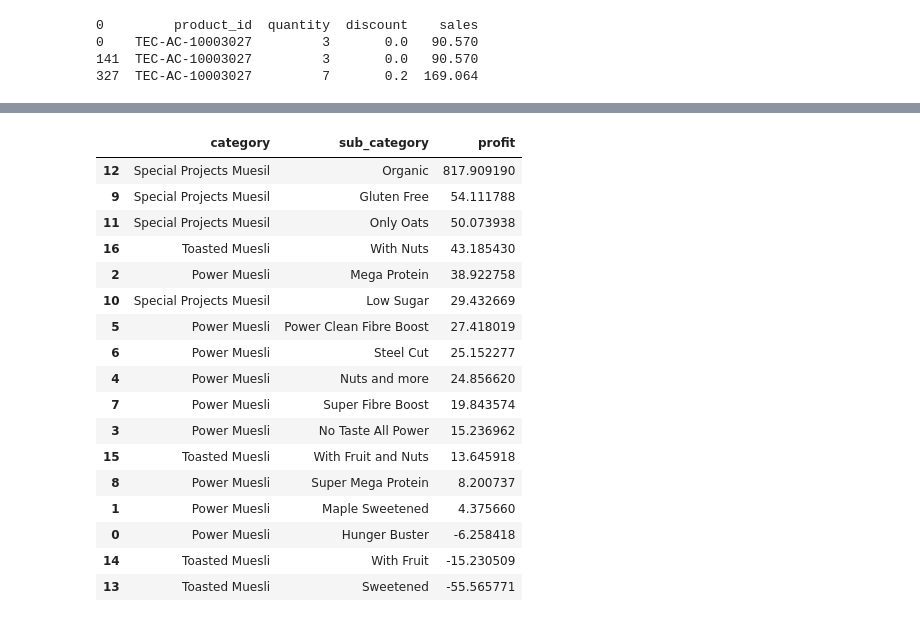
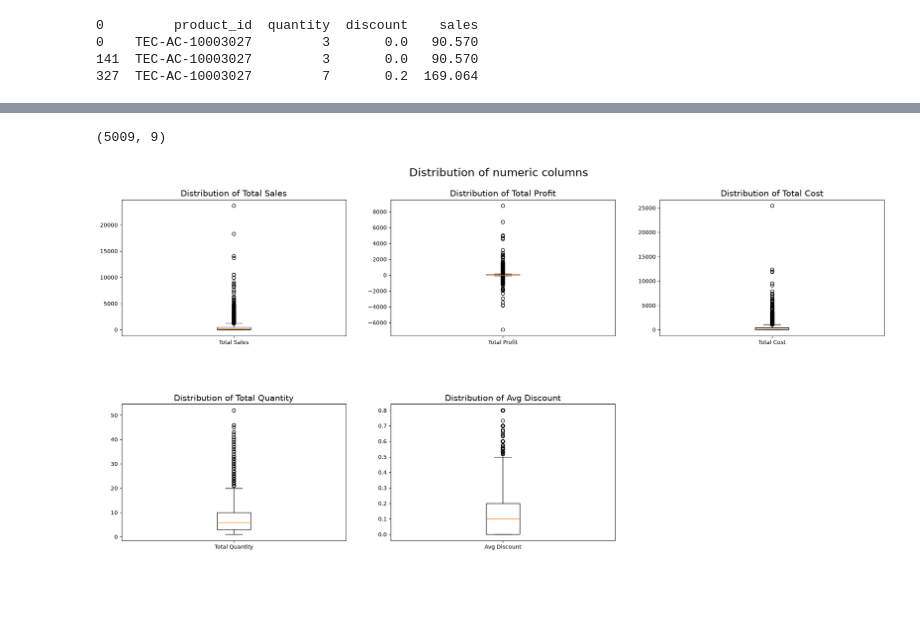
Before and after one commit to fru-s/Muesli_Project, a Jupyter notebook: muesli_project_eda_Fruzsi.ipynb, the cells around one changed output, grey strips where cells are left out. Cells and saved outputs as stored; diff of their text form; code cells hidden in the pictures; blank space fills up the shorter version.

Commit message:
final changes for muesli

```diff
--- a/muesli_project_eda_Fruzsi.ipynb
+++ b/muesli_project_eda_Fruzsi.ipynb
@@ -518,24 +537,35 @@ order_summary.head(10)
-# %%
-avg_profit = orders_clean.groupby(['category', 'sub_category'])['profit'].mean().reset_index()
-avg_profit = avg_profit.sort_values('profit',ascending=False)
-avg_profit
-# %% [output]
-|  | category | sub_category | profit |
-| 12 | Special Projects Muesil | Organic | 817.909190 |
-| 9 | Special Projects Muesil | Gluten Free | 54.111788 |
-| 11 | Special Projects Muesil | Only Oats | 50.073938 |
-| 16 | Toasted Muesli | With Nuts | 43.185430 |
-| 2 | Power Muesli | Mega Protein | 38.922758 |
-| 10 | Special Projects Muesil | Low Sugar | 29.432669 |
-| 5 | Power Muesli | Power Clean Fibre Boost | 27.418019 |
-| 6 | Power Muesli | Steel Cut | 25.152277 |
-| 4 | Power Muesli | Nuts and more | 24.856620 |
-| 7 | Power Muesli | Super Fibre Boost | 19.843574 |
-| 3 | Power Muesli | No Taste All Power | 15.236962 |
-| 15 | Toasted Muesli | With Fruit and Nuts | 13.645918 |
-| 8 | Power Muesli | Super Mega Protein | 8.200737 |
-| 1 | Power Muesli | Maple Sweetened | 4.375660 |
-| 0 | Power Muesli | Hunger Buster | -6.258418 |
-| 14 | Toasted Muesli | With Fruit | -15.230509 |
-| 13 | Toasted Muesli | Sweetened | -55.565771 |
+# %%
+order_summary.shape
+# matches the unique value of the order numbers
+# %% [output]
+(5009, 9)
+# %%
+fig, ax = plt.subplots(2, 3, figsize=(20, 10))
+plt.suptitle('Distribution of numeric columns', fontsize=20)
+fig.tight_layout()
+plt.subplots_adjust(hspace=.5, wspace=.2, top=.9)
+
+ax[0][0].boxplot(x=order_summary['total_sales'])
+ax[0][0].set_xticklabels(labels=["Total Sales"])
+ax[0][0].set_title("Distribution of Total Sales", fontsize=15)
+
+ax[0][1].boxplot(x=order_summary['total_profit'])
+ax[0][1].set_xticklabels(labels=["Total Profit"])
+ax[0][1].set_title("Distribution of Total Profit", fontsize=15)
+
+ax[0][2].boxplot(x=order_summary['total_cost'])
+ax[0][2].set_xticklabels(labels=["Total Cost"])
+ax[0][2].set_title("Distribution of Total Cost", fontsize=15)
+
+ax[1][0].boxplot(x=order_summary['total_quantity'])
+ax[1][0].set_xticklabels(labels=["Total Quantity"])
+ax[1][0].set_title("Distribution of Total Quantity", fontsize=15)
+
+ax[1][1].boxplot(x=order_summary['avg_discount'])
+ax[1][1].set_xticklabels(labels=["Avg Discount"])
+ax[1][1].set_title("Distribution of Avg Discount", fontsize=15)
+
+fig.delaxes(ax[1][2])
+# %% [output]
+[figure, added]
 # %%
```
Also changed, not shown: parts of 9 cells of this notebook.
